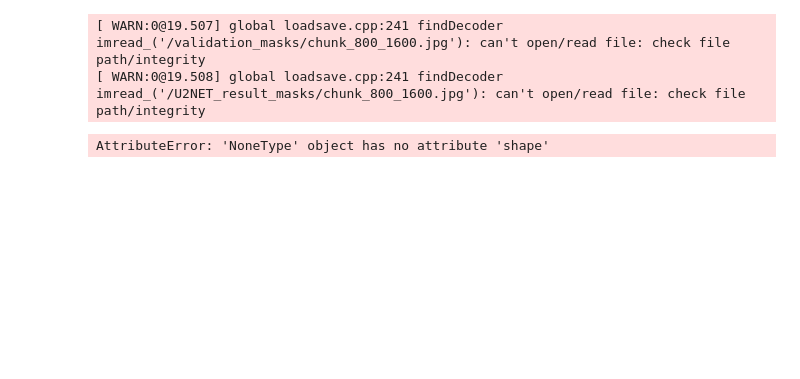
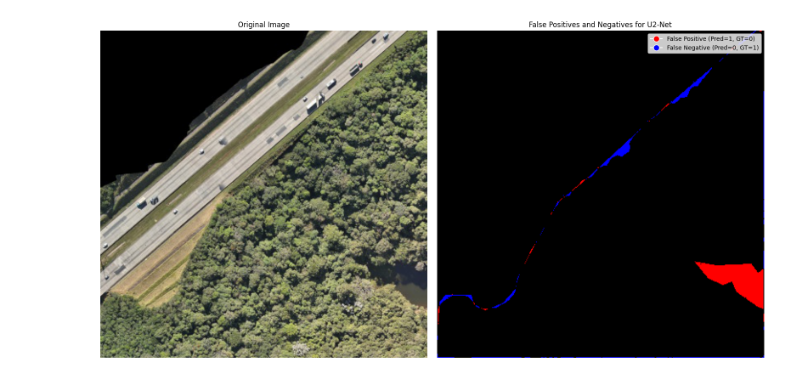
Before and after one commit to luaoliveira/tcc, a Jupyter notebook: mymodels/some_tests.ipynb, the cells around one changed output. Cells and saved outputs as stored; diff of their text form; code cells hidden in the pictures; blank space fills up the shorter version.

Commit message:
Best results

```diff
--- a/mymodels/some_tests.ipynb
+++ b/mymodels/some_tests.ipynb
@@ -4,8 +4,6 @@ from graphics import plot_false_negatives_positives
 # %%
 plot_images_with_masks(original_folder='validation_images', mask_folder='U2NET-NOFT_result_masks', model_name='u2net_noft')
 # %%
-plot_false_negatives_positives(ground_truth_path='validation_masks/chunk_800_1600.jpg', predicted_mask_path='U2NET_result_masks/chunk_800_1600.jpg')
+plot_false_negatives_positives(original_image_path='validation_images/chunk_5200_800.jpg', ground_truth_path='validation_masks/chunk_5200_800.jpg', predicted_mask_path='U2NET_result_masks/chunk_5200_800.jpg', model_name='U2-Net')
 # %% [output]
-[ WARN:0@19.507] global loadsave.cpp:241 findDecoder imread_('/validation_masks/chunk_800_1600.jpg'): can't open/read file: check file path/integrity
-[ WARN:0@19.508] global loadsave.cpp:241 findDecoder imread_('/U2NET_result_masks/chunk_800_1600.jpg'): can't open/read file: check file path/integrity
-AttributeError: 'NoneType' object has no attribute 'shape'
+[figure, added]
```
Also changed, not shown: parts of 2 cells of this notebook, 37 other files.
